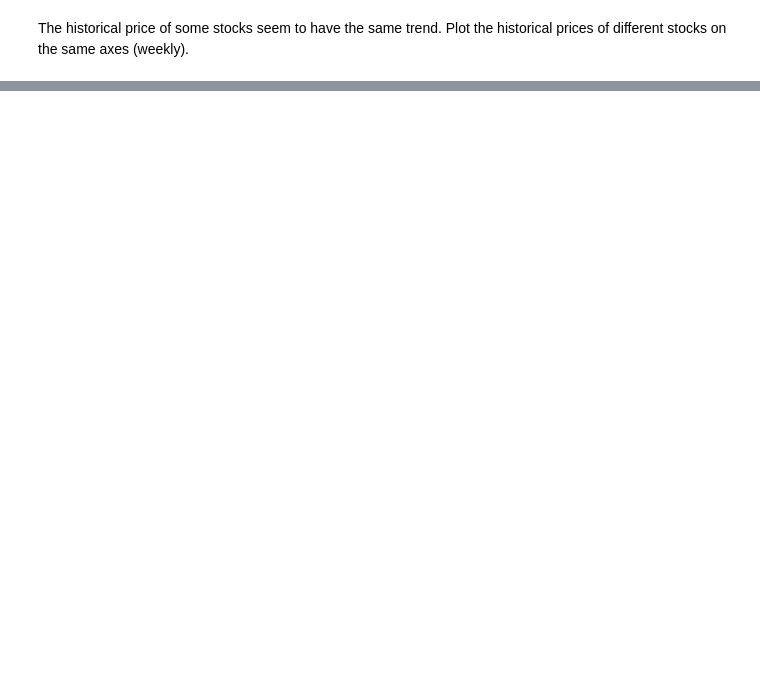
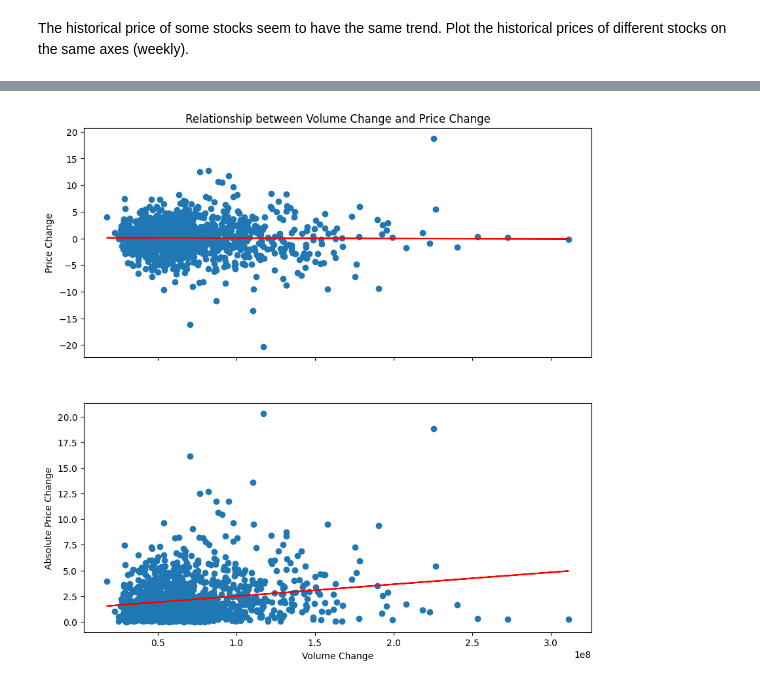
Before and after one commit to hannnying/repo, a Jupyter notebook: analysis.ipynb, the cells around one changed output, grey strips where cells are left out. Drawn from its saved outputs; the diff is of its cells as text; code cells hidden in the pictures; blank space fills up the shorter version.

```diff
--- a/analysis.ipynb
+++ b/analysis.ipynb
@@ -101,0 +178,4 @@ The historical price of some stocks seem to have the same trend. Plot the histor
+# %%
+volume_price_change_visualisation("AMZN", 1)
+# %% [output]
+[figure, added]
```
Also changed, not shown: parts of 15 cells of this notebook.
